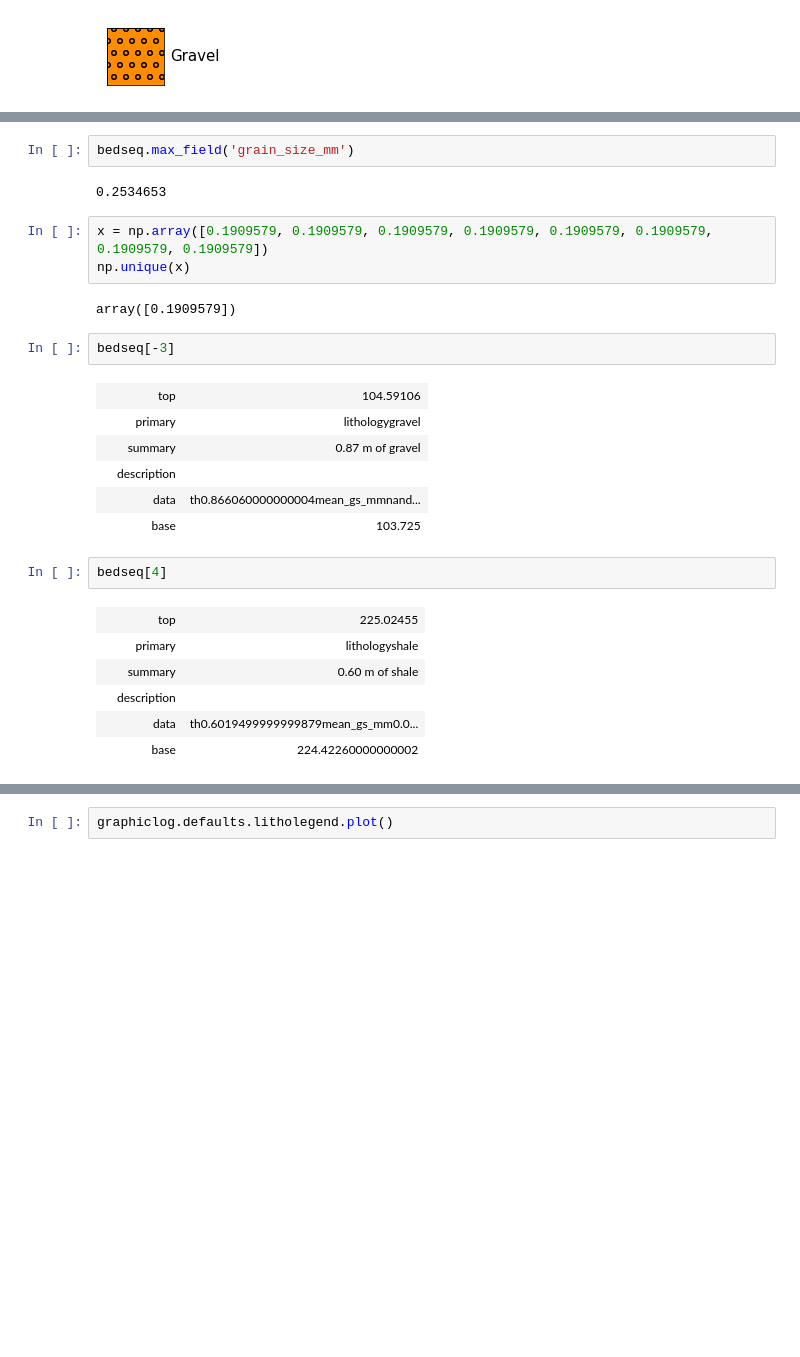
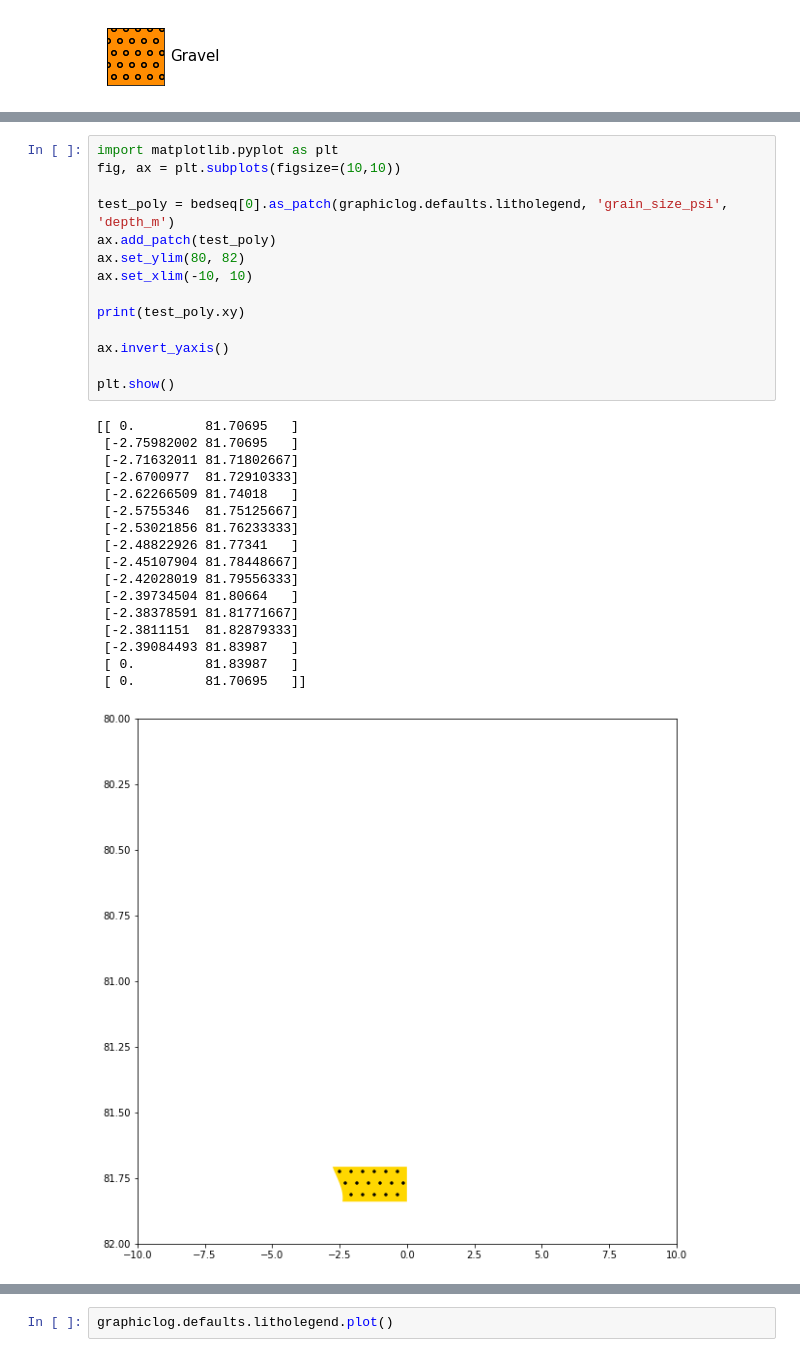
Before and after one commit to rgmyr/litholog, a Jupyter notebook: notebooks/test_sequence_construction.ipynb, the cells around one changed output, grey strips where cells are left out. Saved outputs shown, nothing was run; the diff lists cells and outputs as text; blank space fills up the shorter version.

Commit message:
fix  plotting issues

```diff
--- a/notebooks/test_sequence_construction.ipynb
+++ b/notebooks/test_sequence_construction.ipynb
@@ -119,27 +155,32 @@ bedseq[0].max_field('grain_size_mm')
-# %%
-bedseq.max_field('grain_size_mm')
-# %% [output]
-0.2534653
-# %%
-x = np.array([0.1909579, 0.1909579, 0.1909579, 0.1909579, 0.1909579, 0.1909579, 0.1909579, 0.1909579])
-np.unique(x)
-# %% [output]
-array([0.1909579])
-# %%
-bedseq[-3]
-# %% [output]
-|  | top | 104.59106 |
-|  | primary | lithologygravel |
-|  | summary | 0.87 m of gravel |
-|  | description |  |
-|  | data | th0.866060000000004mean_gs_mmnand... |
-|  | base | 103.725 |
-# %%
-bedseq[4]
-# %% [output]
-|  | top | 225.02455 |
-|  | primary | lithologyshale |
-|  | summary | 0.60 m of shale |
-|  | description |  |
-|  | data | th0.6019499999999879mean_gs_mm0.0... |
-|  | base | 224.42260000000002 |
+# %%
+import matplotlib.pyplot as plt
+fig, ax = plt.subplots(figsize=(10,10))
+
+test_poly = bedseq[0].as_patch(graphiclog.defaults.litholegend, 'grain_size_psi', 'depth_m')
+ax.add_patch(test_poly)
+ax.set_ylim(80, 82)
+ax.set_xlim(-10, 10)
+
+print(test_poly.xy)
+
+ax.invert_yaxis()
+
+plt.show()
+# %% [output]
+[[ 0.         81.70695   ]
+ [-2.75982002 81.70695   ]
+ [-2.71632011 81.71802667]
+ [-2.6700977  81.72910333]
+ [-2.62266509 81.74018   ]
+ [-2.5755346  81.75125667]
+ [-2.53021856 81.76233333]
+ [-2.48822926 81.77341   ]
+ [-2.45107904 81.78448667]
+ [-2.42028019 81.79556333]
+ [-2.39734504 81.80664   ]
+ [-2.38378591 81.81771667]
+ [-2.3811151  81.82879333]
+ [-2.39084493 81.83987   ]
+ [ 0.         81.83987   ]
+ [ 0.         81.70695   ]]
+[figure, added]
```
Also changed, not shown: parts of 16 cells of this notebook, 4 other files.
